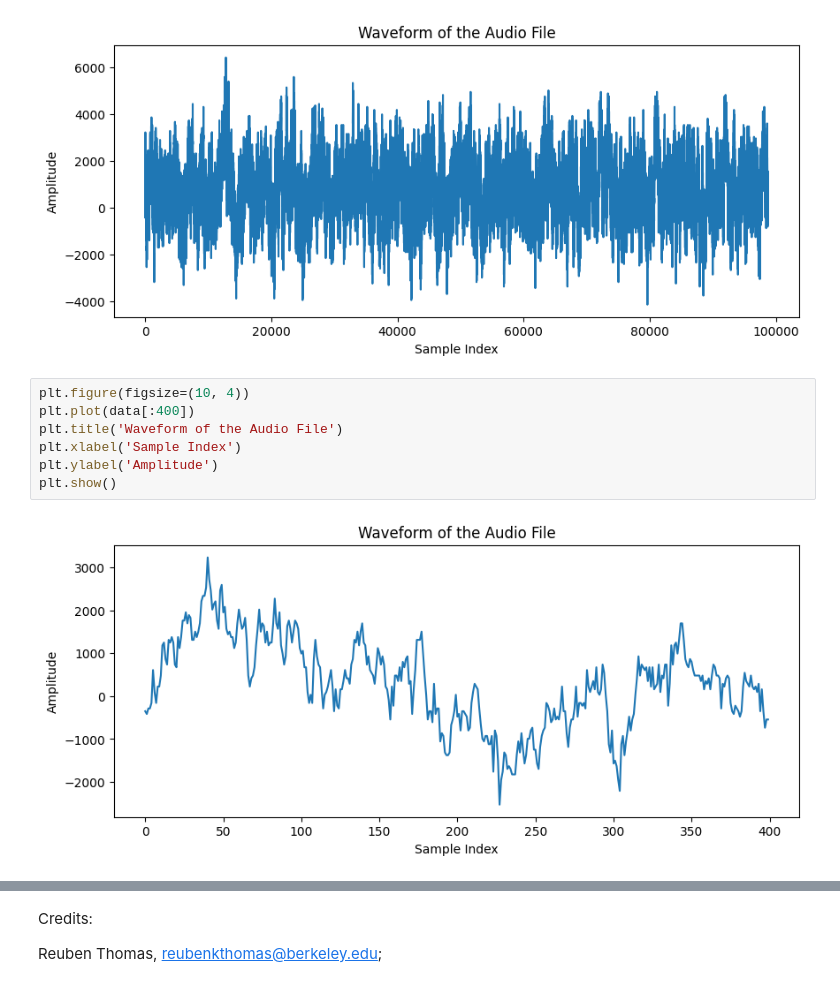
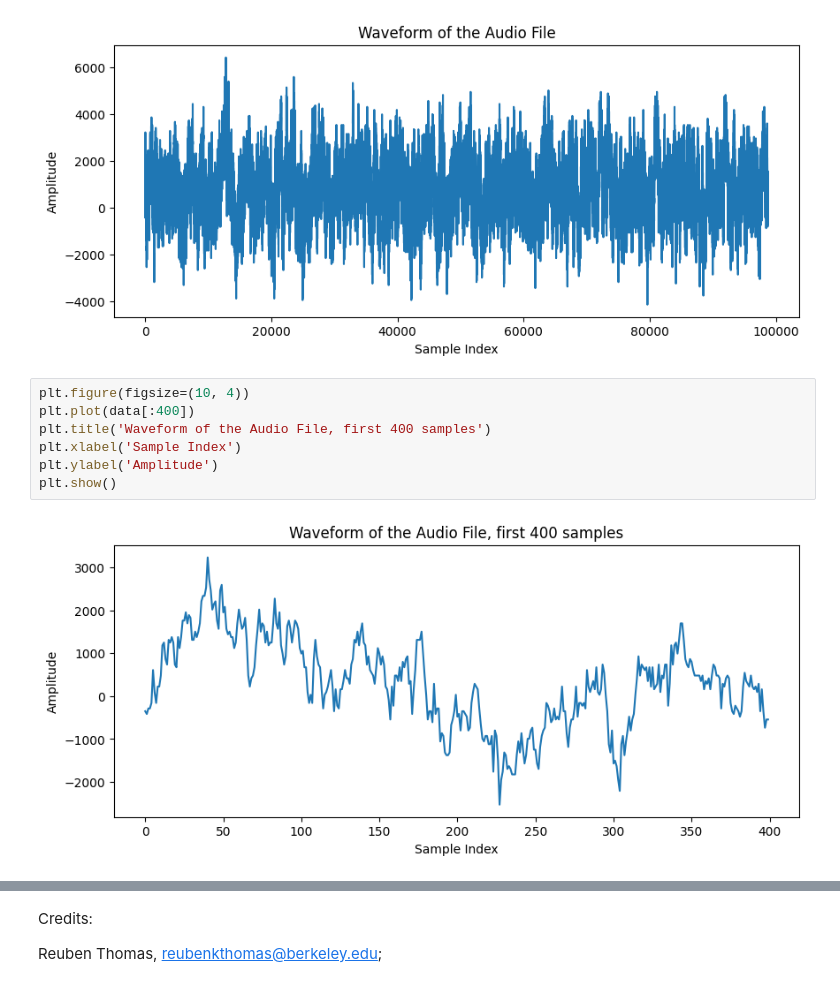
Before and after one commit to efwoods/neural_lossless_compression, a Jupyter notebook: data_explore.ipynb, the cells around one changed output, grey strips where cells are left out. Cells and saved outputs as stored; diff of their text form.

```diff
--- a/data_explore.ipynb
+++ b/data_explore.ipynb
@@ -32,9 +30,9 @@ plt.show()
 # %%
 plt.figure(figsize=(10, 4))
 plt.plot(data[:400])
-plt.title('Waveform of the Audio File')
+plt.title('Waveform of the Audio File, first 400 samples')
 plt.xlabel('Sample Index')
 plt.ylabel('Amplitude')
 plt.show()
 # %% [output]
-[figure, old version]
+[figure, new version]
```
Also changed, not shown: parts of 4 cells of this notebook, 4 other files.
